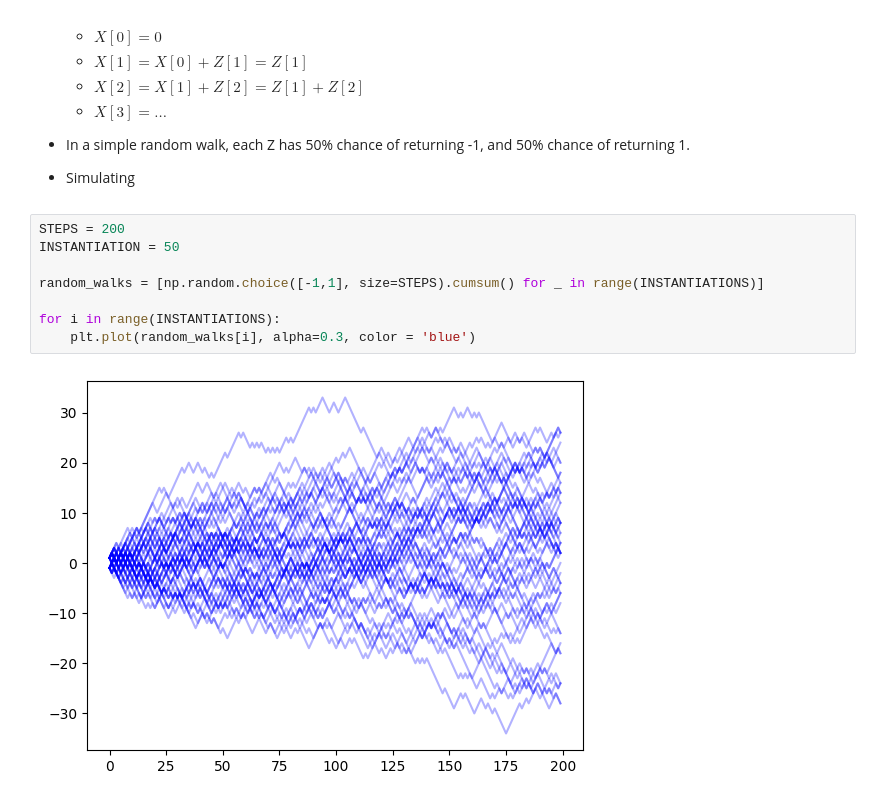
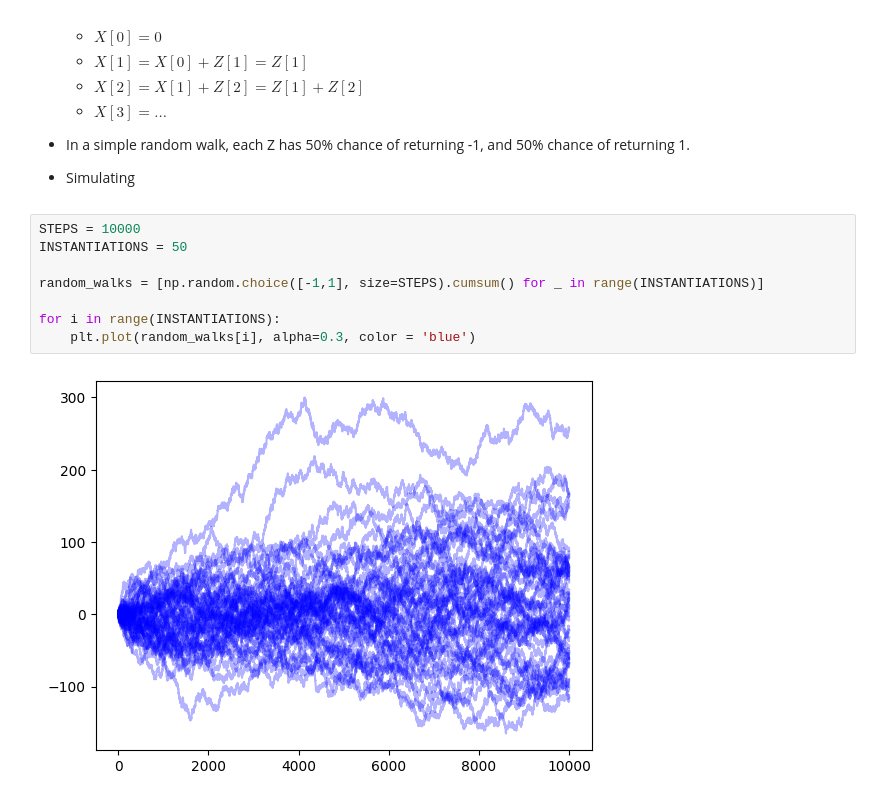
Before and after one commit to yjtek/math, a Jupyter notebook: Section 4: Random Processes/47. Random Processes/notes.ipynb, the cells around one changed output. Cells and saved outputs as stored; diff of their text form.

```diff
--- a/Section 4: Random Processes/47. Random Processes/notes.ipynb
+++ b/Section 4: Random Processes/47. Random Processes/notes.ipynb
@@ -85,12 +85,12 @@ for i in range(INSTANTIATIONS):
 
 - Simulating
 # %%
-STEPS = 200
-INSTANTIATION = 50
+STEPS = 10000
+INSTANTIATIONS = 50
 
 random_walks = [np.random.choice([-1,1], size=STEPS).cumsum() for _ in range(INSTANTIATIONS)]
 
 for i in range(INSTANTIATIONS):
     plt.plot(random_walks[i], alpha=0.3, color = 'blue')
 # %% [output]
-[figure, old version]
+[figure, new version]
```
Also changed, not shown: 2 other files.
